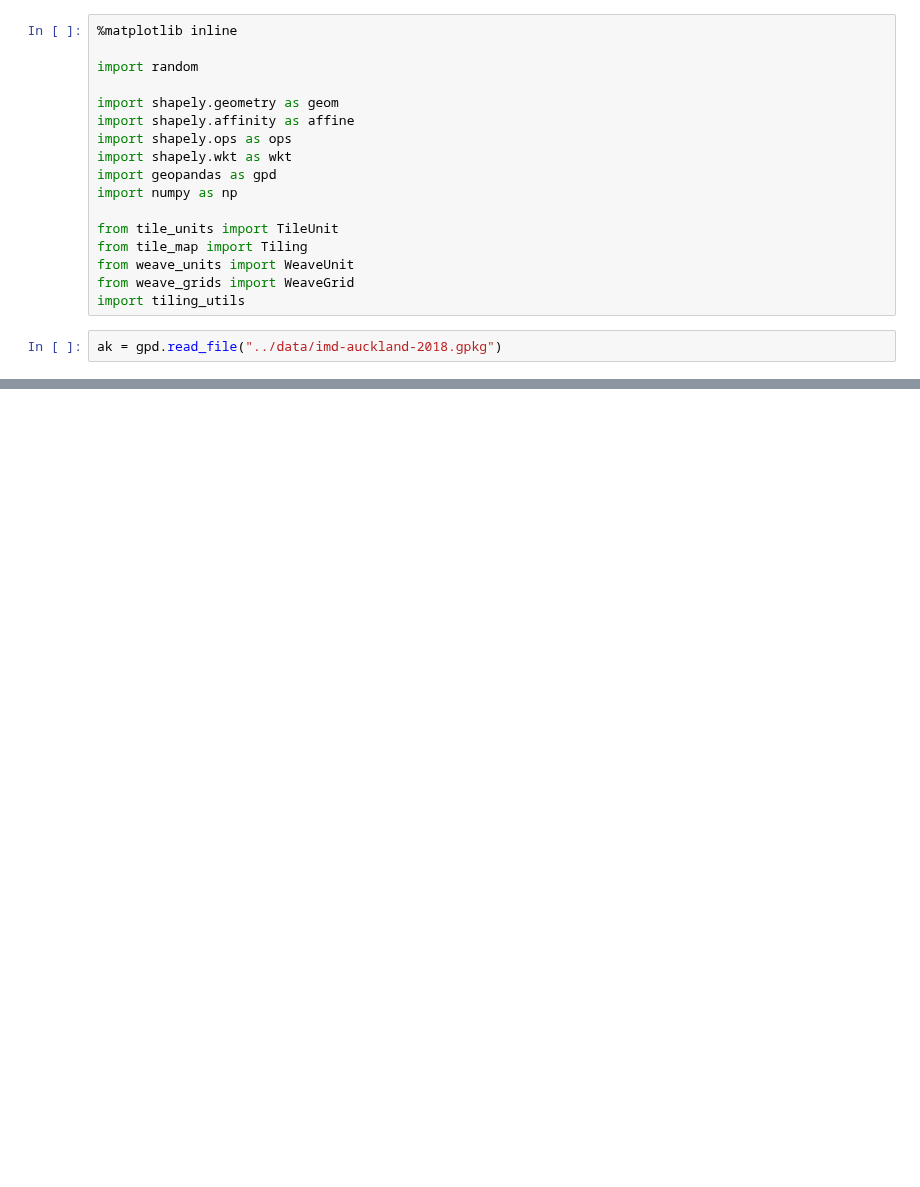
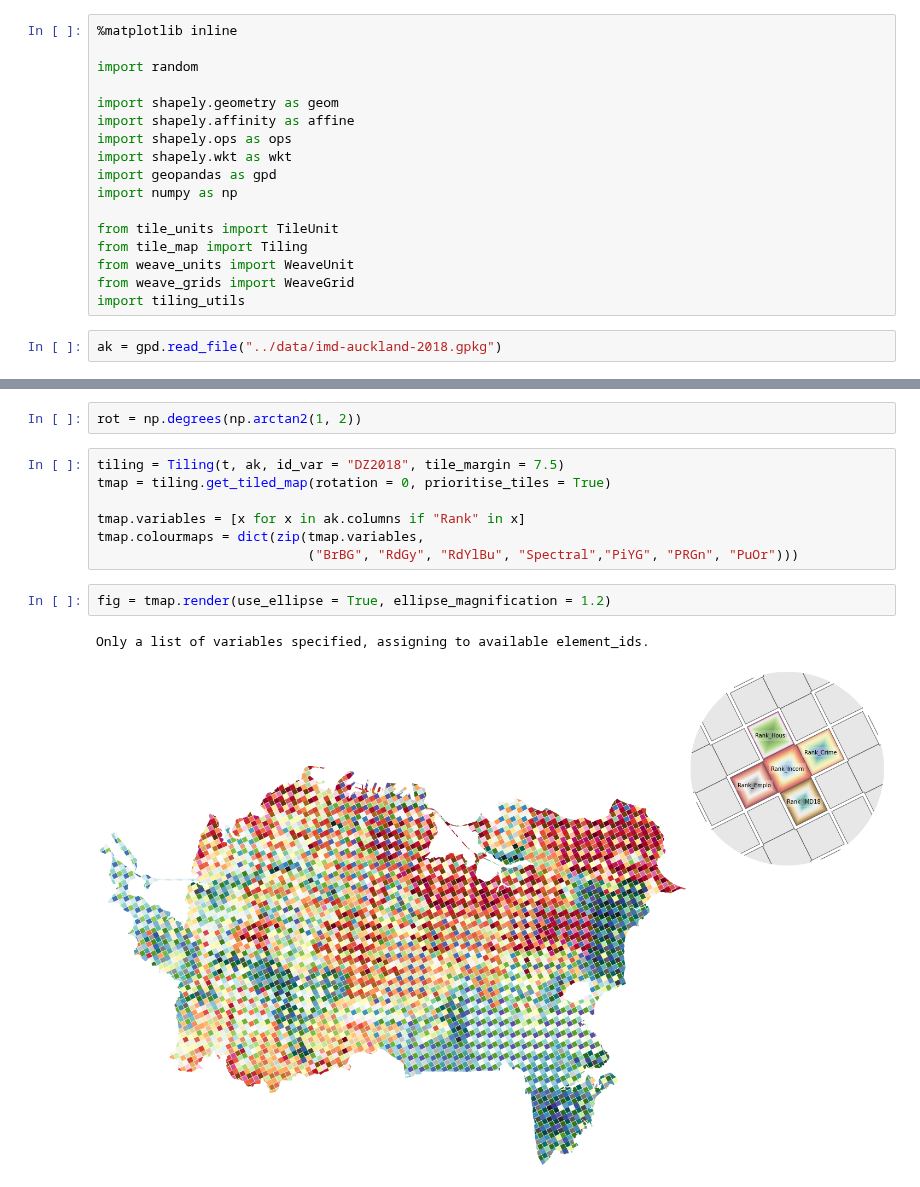
Before and after one commit to DOSull/weaving-space, a Jupyter notebook: weavingspace/scratch.ipynb, the cells around one changed output, grey strips where cells are left out. Drawn from its saved outputs; the diff is of its cells as text; blank space fills up the shorter version.

```diff
--- a/weavingspace/scratch.ipynb
+++ b/weavingspace/scratch.ipynb
@@ -29 +27,15 @@ w1.plot(r = 0, cmap = "Set2", figsize = (14, 10), show_ids = False)
+# %%
+rot = np.degrees(np.arctan2(1, 2))
+# %%
+tiling = Tiling(t, ak, id_var = "DZ2018", tile_margin = 7.5)
+tmap = tiling.get_tiled_map(rotation = 0, prioritise_tiles = True)
+
+tmap.variables = [x for x in ak.columns if "Rank" in x]
+tmap.colourmaps = dict(zip(tmap.variables,
+                           ("BrBG", "RdGy", "RdYlBu", "Spectral","PiYG", "PRGn", "PuOr")))
+# %%
+fig = tmap.render(use_ellipse = True, ellipse_magnification = 1.2)
+# %% [output]
+Only a list of variables specified, assigning to available element_ids.
+[figure, added]
 # %%
```
Also changed, not shown: parts of 6 cells of this notebook, 2 other files.
